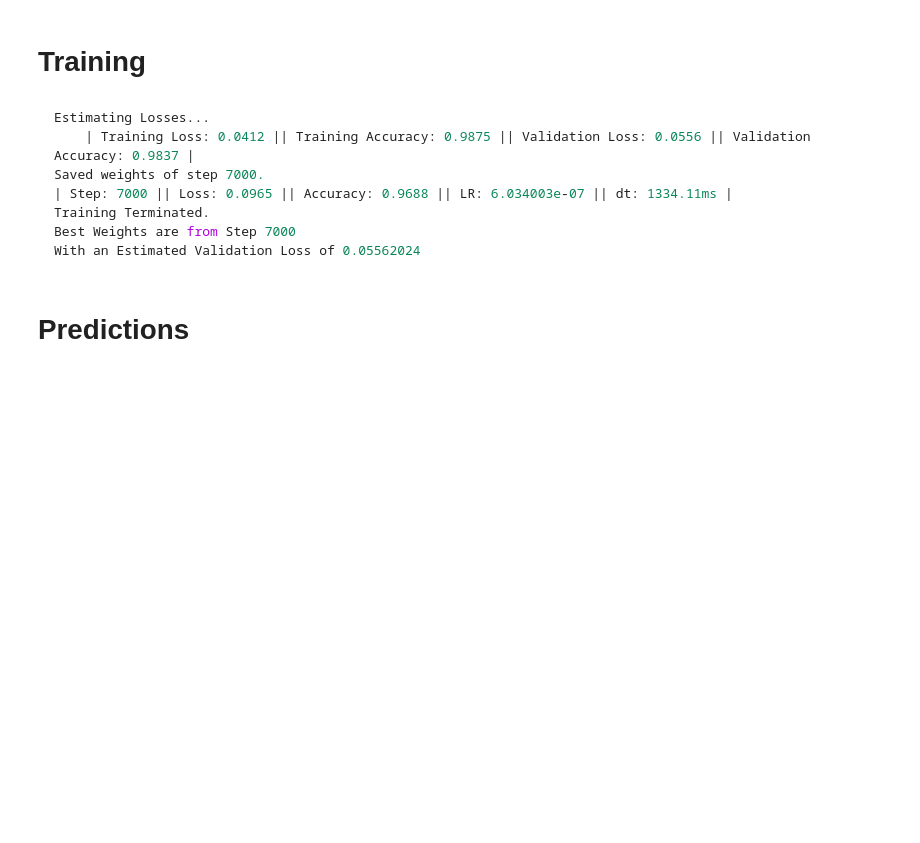
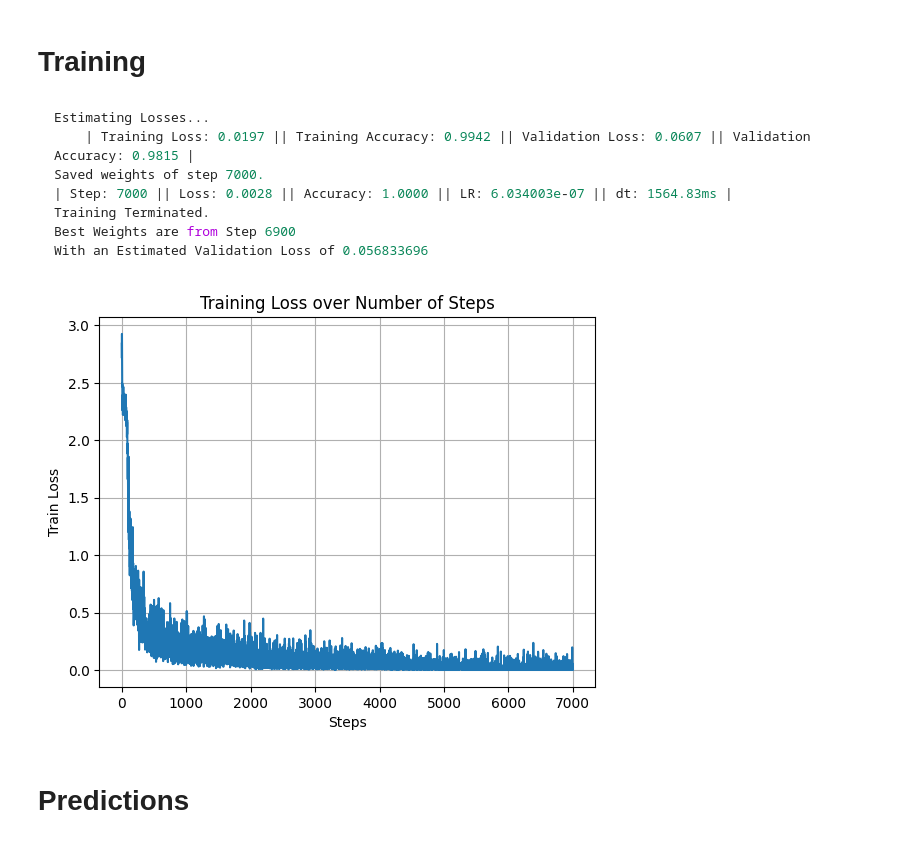
Before and after one commit to VachanVY/Vision-Transformers, a Jupyter notebook: vit_mnist.ipynb, the cells around one changed output. Cells and saved outputs as stored; diff of their text form; code cells hidden in the pictures; blank space fills up the shorter version.

````diff
--- a/vit_mnist.ipynb
+++ b/vit_mnist.ipynb
@@ -23,12 +23,12 @@ try:
 except:
     USE_FLASH_ATT = False
 import keras as nn; nn.utils.set_random_seed(42)
-import torch
+nn.mixed_precision.set_dtype_policy("mixed_float16")
+# https://github.com/keras-team/keras/pull/19621#event-12626049549 fixes use of float16 images with nn.ops.image.extract_patches
 
 print("Python Version", sys.version); del sys
 print(f"Keras Version: {nn.__version__} Backend: {nn.backend.backend()}")
 print(f"Jax Version: {jax.__version__} Jax backend device: {jax.default_backend()}")
-print("Torch Version:", torch.__version__)
 # %% [output]
 Python Version 3.11.8 (main, Feb 25 2024, 16:39:33) [GCC 11.4.0]
 Keras Version: 3.0.4 Backend: jax
@@ -125,7 +124,7 @@ class config:
     maxlen:int = N + 1
 
     # Tranining Args
-    batch_size:int = 32
+    batch_size:int = 64
     num_steps:int = 7000
     eval_steps:int = 500
     checkpoint_dir:str = "weights/mnist"
@@ -567,18 +565,27 @@ best_train_states, train_losses = train(return_best_states=True) # ~5mins
 # %% [markdown]
 ```python
 Estimating Losses...
-	| Training Loss: 0.0412 || Training Accuracy: 0.9875 || Validation Loss: 0.0556 || Validation Accuracy: 0.9837 |
+	| Training Loss: 0.0197 || Training Accuracy: 0.9942 || Validation Loss: 0.0607 || Validation Accuracy: 0.9815 |
 Saved weights of step 7000.
-| Step: 7000 || Loss: 0.0965 || Accuracy: 0.9688 || LR: 6.034003e-07 || dt: 1334.11ms |
+| Step: 7000 || Loss: 0.0028 || Accuracy: 1.0000 || LR: 6.034003e-07 || dt: 1564.83ms |
 Training Terminated.
-Best Weights are from Step 7000
-With an Estimated Validation Loss of 0.05562024
+Best Weights are from Step 6900
+With an Estimated Validation Loss of 0.056833696
 ```
 # %%
 _ = save_object(
         config.checkpoint_dir+f"|trstate|weights",
         obj=best_train_states
     )
+# %%
+plt.plot(train_losses["train"])
+plt.title("Training Loss over Number of Steps")
+plt.xlabel("Steps")
+plt.ylabel("Train Loss")
+plt.grid(True)
+plt.show()
+# %% [output]
+[figure, added]
 # %% [markdown]
 # Predictions
 # %%
````
Also changed, not shown: parts of 4 cells of this notebook.
